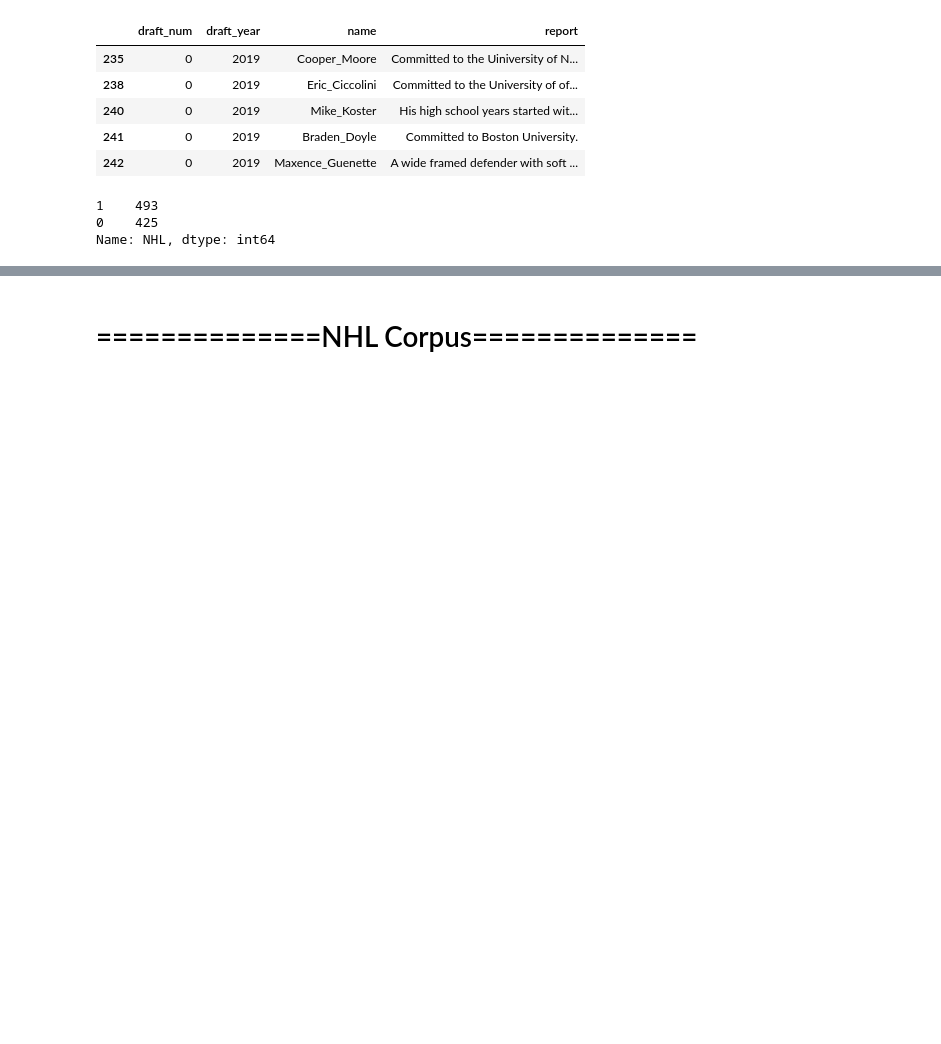
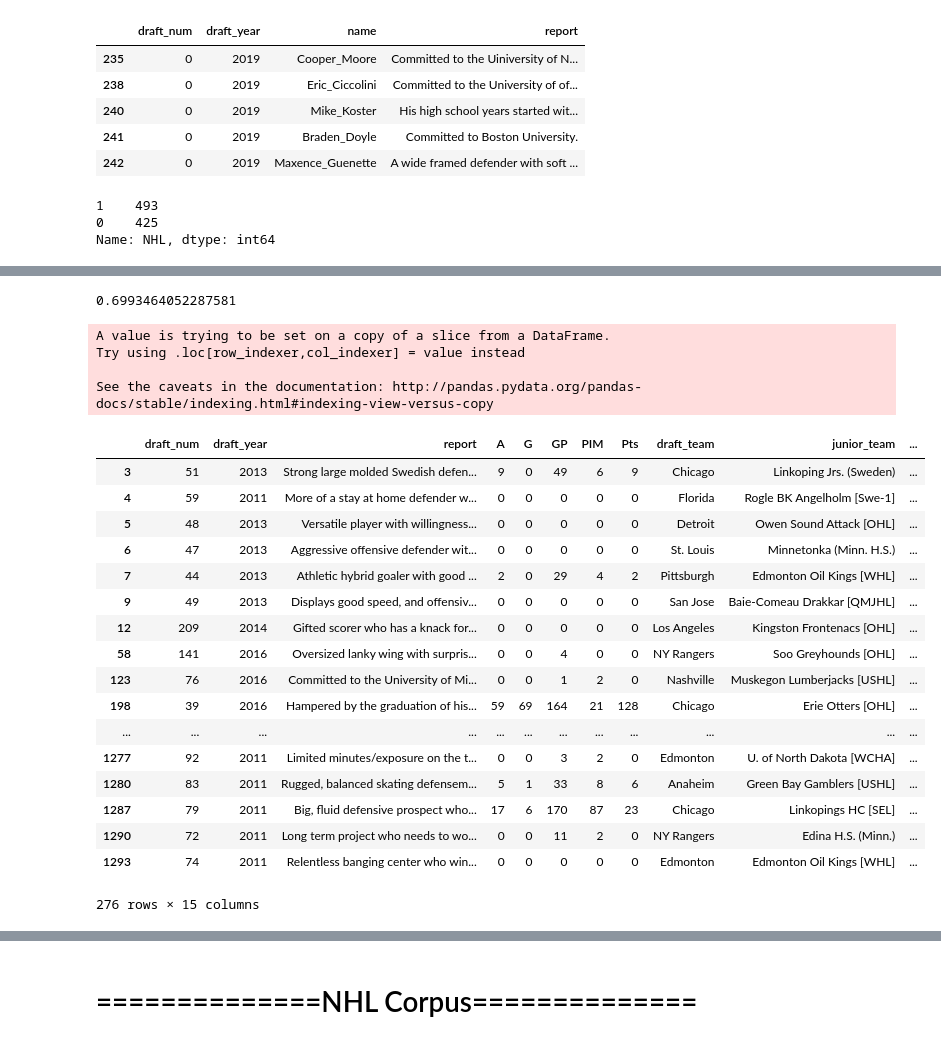
Before and after one commit to mattjliu/NHL-Prospect-Classifier, a Jupyter notebook: notebooks/Untitled1.ipynb, the cells around one changed output, grey strips where cells are left out. Saved outputs shown, nothing was run; the diff lists cells and outputs as text; code cells hidden in the pictures; blank space fills up the shorter version.

Commit message:
add model and predictions

```diff
--- a/notebooks/Untitled1.ipynb
+++ b/notebooks/Untitled1.ipynb
@@ -83,0 +157,12 @@ Name: NHL, dtype: int64
+# %%
+# Linear SVM
+clf2 = Pipeline([
+    ('vect',CountVectorizer()),
+    ('tfidf',TfidfTransformer()),
+    ('clf',SGDClassifier(penalty='l2',alpha=1e-3,
+                        random_state=1,max_iter=5,tol=None))
+])
+
+clf2.fit(X_train,y_train)
+predicted = clf2.predict(X_test)
+np.mean(predicted == y_test)
@@ -83,0 +182,10 @@ Name: NHL, dtype: int64
+# %%
+params = {
+    'vect__ngram_range':[(1,1),(1,2)],
+    'tfidf__use_idf':(True,False),
+    'clf__alpha':(1e-2,1e-3),
+    'clf__loss':('hinge','log'),
+    'clf__penalty':('l1','l2','elasticnet'),
+}
+gs_clf = GridSearchCV(clf2,params,cv=5,iid=False,n_jobs=-1)
+gs_clf.fit(train.report,train.NHL)
@@ -83,0 +205,3 @@ Name: NHL, dtype: int64
+# %%
+best_clf = gs_clf.best_estimator_
+print(gs_clf.best_params_)
@@ -83,0 +225,34 @@ Name: NHL, dtype: int64
+# %%
+train_predictions = best_clf.fit(train.report,train.NHL).predict(train.report)
+valid_predictions = best_clf.fit(train.report,train.NHL).predict(valid.report)
+# %%
+np.mean(train_predictions == train.NHL)
+# %% [output]
+0.6993464052287581
+# %%
+# Erroneous predictions
+train['predictions'] = train_predictions
+train[train.NHL != train.predictions]
+# %% [output]
+A value is trying to be set on a copy of a slice from a DataFrame.
+Try using .loc[row_indexer,col_indexer] = value instead
+
+See the caveats in the documentation: http://pandas.pydata.org/pandas-docs/stable/indexing.html#indexing-view-versus-copy
+|  | draft_num | draft_year | report | A | G | GP | PIM | Pts | draft_team | junior_team | ... |
+| 3 | 51 | 2013 | Strong large molded Swedish defen... | 9 | 0 | 49 | 6 | 9 | Chicago | Linkoping Jrs. (Sweden) | ... |
+| 4 | 59 | 2011 | More of a stay at home defender w... | 0 | 0 | 0 | 0 | 0 | Florida | Rogle BK Angelholm [Swe-1] | ... |
+| 5 | 48 | 2013 | Versatile player with willingness... | 0 | 0 | 0 | 0 | 0 | Detroit | Owen Sound Attack [OHL] | ... |
+| 6 | 47 | 2013 | Aggressive offensive defender wit... | 0 | 0 | 0 | 0 | 0 | St. Louis | Minnetonka (Minn. H.S.) | ... |
+| 7 | 44 | 2013 | Athletic hybrid goaler with good ... | 2 | 0 | 29 | 4 | 2 | Pittsburgh | Edmonton Oil Kings [WHL] | ... |
+| 9 | 49 | 2013 | Displays good speed, and offensiv... | 0 | 0 | 0 | 0 | 0 | San Jose | Baie-Comeau Drakkar [QMJHL] | ... |
+| 12 | 209 | 2014 | Gifted scorer who has a knack for... | 0 | 0 | 0 | 0 | 0 | Los Angeles | Kingston Frontenacs [OHL] | ... |
+| 58 | 141 | 2016 | Oversized lanky wing with surpris... | 0 | 0 | 4 | 0 | 0 | NY Rangers | Soo Greyhounds [OHL] | ... |
+| 123 | 76 | 2016 | Committed to the University of Mi... | 0 | 0 | 1 | 2 | 0 | Nashville | Muskegon Lumberjacks [USHL] | ... |
+| 198 | 39 | 2016 | Hampered by the graduation of his... | 59 | 69 | 164 | 21 | 128 | Chicago | Erie Otters [OHL] | ... |
+| ... | ... | ... | ... | ... | ... | ... | ... | ... | ... | ... | ... |
+| 1277 | 92 | 2011 | Limited minutes/exposure on the t... | 0 | 0 | 3 | 2 | 0 | Edmonton | U. of North Dakota [WCHA] | ... |
+| 1280 | 83 | 2011 | Rugged, balanced skating defensem... | 5 | 1 | 33 | 8 | 6 | Anaheim | Green Bay Gamblers [USHL] | ... |
+| 1287 | 79 | 2011 | Big, fluid defensive prospect who... | 17 | 6 | 170 | 87 | 23 | Chicago | Linkopings HC [SEL] | ... |
+| 1290 | 72 | 2011 | Long term project who needs to wo... | 0 | 0 | 11 | 2 | 0 | NY Rangers | Edina H.S. (Minn.) | ... |
+| 1293 | 74 | 2011 | Relentless banging center who win... | 0 | 0 | 0 | 0 | 0 | Edmonton | Edmonton Oil Kings [WHL] | ... |
+276 rows × 15 columns
```
Also changed, not shown: parts of 20 cells of this notebook, 9 other files.
